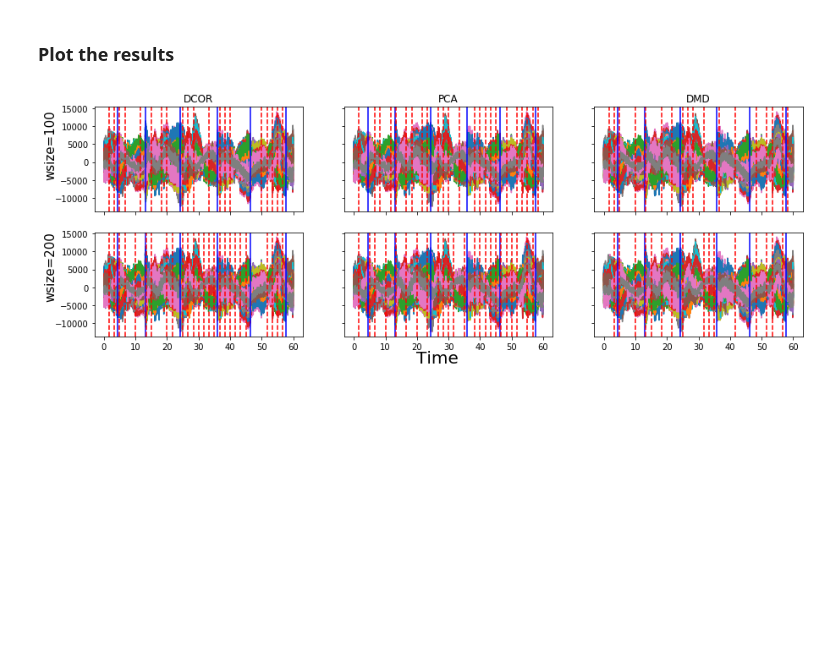
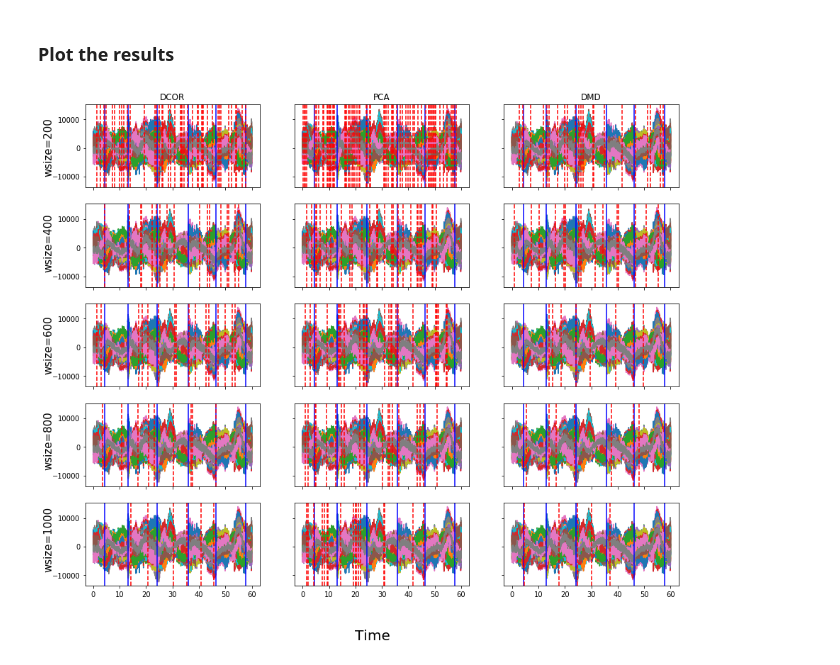
Before and after one commit to JINhuaqing/TVDN-simu, a Jupyter notebook: realdata/MEG-eye-data02st-others.ipynb, the cells around one changed output. Saved outputs shown, nothing was run; the diff lists cells and outputs as text; code cells hidden in the pictures; blank space fills up the shorter version.

Commit message:
Updated the results for other methods on MEG data

```diff
--- a/realdata/MEG-eye-data02st-others.ipynb
+++ b/realdata/MEG-eye-data02st-others.ipynb
@@ -60,12 +60,12 @@ ecptss = edict()
 d, n = dataN.shape
 
 paras = edict()
-paras.rank = 8
-paras.slidew = 200
+paras.rank = 12
+paras.slidew = 40
 # %%
 ecpts = edict()
 
-paras.wsize = 100
+paras.wsize = 200
 paras.seqw = np.arange(1, n-paras.wsize, paras.slidew)
 rSeqw = py2Rvec(paras.seqw)
 rYmat = py2Rmat(dataN)
@@ -89,11 +89,10 @@ ecptss[f'w{paras.wsize}'] = ecpts
 # %%
 ecpts = edict()
 
-paras.wsize = 200
+paras.wsize = 400
 paras.seqw = np.arange(1, n-paras.wsize, paras.slidew)
 rSeqw = py2Rvec(paras.seqw)
 rYmat = py2Rmat(dataN)
-
 
 # Detection results for DCOR
 rDCORres = RsegCorr(rYmat, paras.wsize, rSeqw)
@@ -114,3 +161,28 @@ ecptss[f'w{paras.wsize}'] = ecpts
+# %%
+ecpts = edict()
+
+paras.wsize = 1000
+paras.seqw = np.arange(1, n-paras.wsize, paras.slidew)
+rSeqw = py2Rvec(paras.seqw)
+rYmat = py2Rmat(dataN)
+
+
+# Detection results for DCOR
+rDCORres = RsegCorr(rYmat, paras.wsize, rSeqw)
+rDCORecpts = RchgF(rDCORres, rSeqw)
+ecpts.DCOR = np.array(rDCORecpts)
+
+# Detection results for PCA
+rPCAres = RsegPCA(rYmat, paras.wsize, rSeqw, rank=paras.rank)
+rPCAecpts = RchgF(rPCAres, rSeqw)
+ecpts.PCA = np.array(rPCAecpts)
+
+# Detection results for DMD
+rDMDres = RsegDMD(rYmat, paras.wsize, rSeqw, rank=paras.rank)
+rDMDecpts = RchgF(rDMDres, rSeqw)
+ecpts.DMD = np.array(rDMDecpts)
+
+ecptss[f'w{paras.wsize}'] = ecpts
 # %% [markdown]
 ###  Plot the results
 # %%
@@ -121,24 +193,27 @@ ws = [100, 200]
 # %%
-fig, axs= plt.subplots(nrows=2, ncols=3, sharex=True, sharey=True, figsize=(15, 5))
+fig, axs= plt.subplots(nrows=5, ncols=3, sharex=True, sharey=True, figsize=(15, 12.5))
 
-for fi in range(2):
+for fi in range(5):
     for fj in range(3):
         for i in range(d):
             axs[fi, fj].plot(ptime, dataN[i, :])
         for cpt in gtSt02.cpts:
             axs[fi, fj].axvline(cpt/ajfct, color="blue", linestyle="-")
         for ecpt in ecptss[f"w{ws[fi]}"][names[fj]]:
             axs[fi, fj].axvline(ecpt/ajfct, color="red", linestyle="--")
 
 axs[0, 0].set_title("DCOR")
 axs[0, 1].set_title("PCA")
 axs[0, 2].set_title("DMD")
 
 
 fig.text(0.5, 0.04, 'Time', ha='center', fontsize=20)
 #fig.text(0.04, 0.5, 'Time', va='center', rotation="vertical", fontsize=20)
 #
-fig.text(0.07, 0.65, f"wsize={ws[0]}", rotation="vertical", fontsize=15)
-_ = fig.text(0.07, 0.25, f"wsize={ws[1]}", rotation="vertical", fontsize=15)
+fig.text(0.07, 0.77, f"wsize={ws[0]}", rotation="vertical", fontsize=15)
+fig.text(0.07, 0.62, f"wsize={ws[1]}", rotation="vertical", fontsize=15)
+fig.text(0.07, 0.46, f"wsize={ws[2]}", rotation="vertical", fontsize=15)
+fig.text(0.07, 0.31, f"wsize={ws[3]}", rotation="vertical", fontsize=15)
+_ = fig.text(0.07, 0.15, f"wsize={ws[4]}", rotation="vertical", fontsize=15)
 # %% [output]
-[figure, old version]
+[figure, new version]
```
Also changed, not shown: parts of 4 cells of this notebook, 1 other file.
